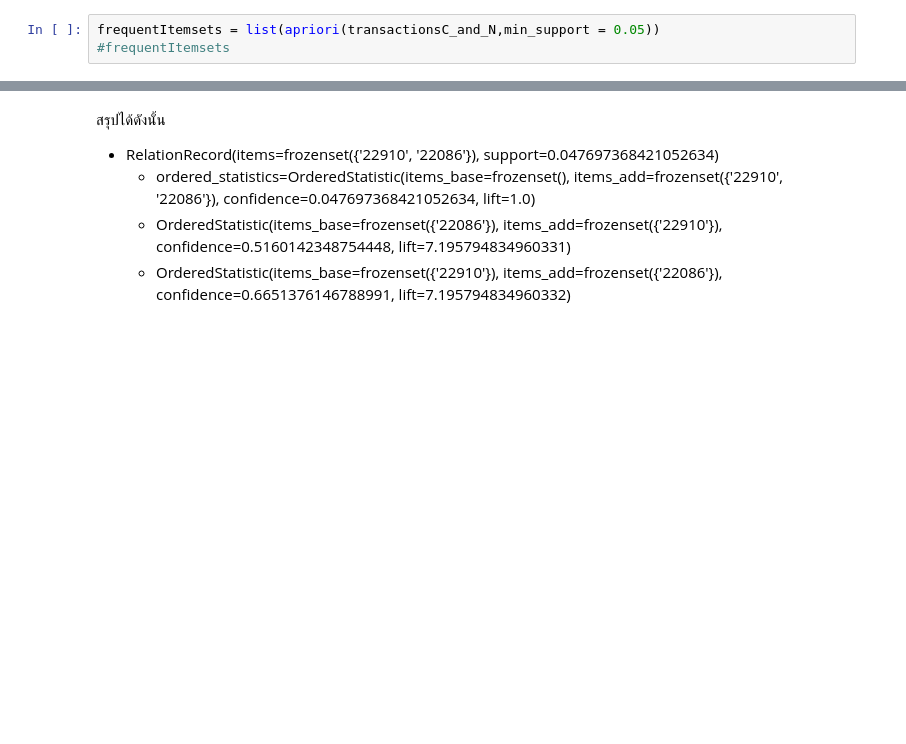
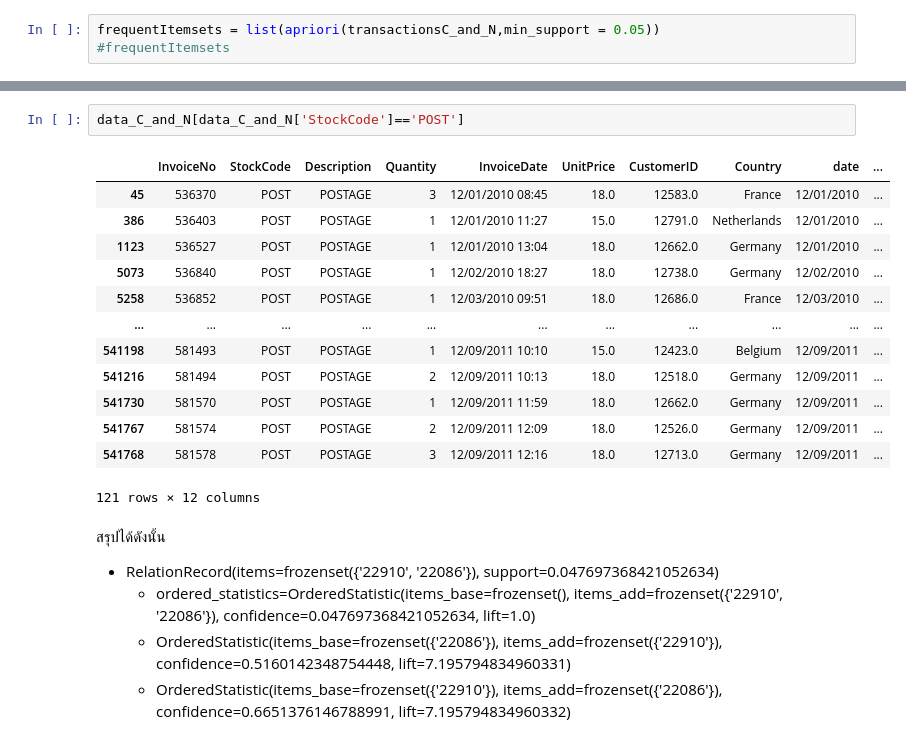
Before and after one commit to Ratchanontt/BSC_DPDM23, a Jupyter notebook: Frequent_Patterns_(Association_Rules).ipynb, the cells around one changed output, grey strips where cells are left out. Drawn from its saved outputs; the diff is of its cells as text; blank space fills up the shorter version.

```diff
--- a/Frequent_Patterns_(Association_Rules).ipynb
+++ b/Frequent_Patterns_(Association_Rules).ipynb
@@ -396,3 +515,19 @@ RelationRecord(items=frozenset({'22910', '22086'}), support=0.047697368421052634
+# %%
+data_C_and_N[data_C_and_N['StockCode']=='POST']
+# %% [output]
+|  | InvoiceNo | StockCode | Description | Quantity | InvoiceDate | UnitPrice | CustomerID | Country | date | ... |
+| 45 | 536370 | POST | POSTAGE | 3 | 12/01/2010 08:45 | 18.0 | 12583.0 | France | 12/01/2010 | ... |
+| 386 | 536403 | POST | POSTAGE | 1 | 12/01/2010 11:27 | 15.0 | 12791.0 | Netherlands | 12/01/2010 | ... |
+| 1123 | 536527 | POST | POSTAGE | 1 | 12/01/2010 13:04 | 18.0 | 12662.0 | Germany | 12/01/2010 | ... |
+| 5073 | 536840 | POST | POSTAGE | 1 | 12/02/2010 18:27 | 18.0 | 12738.0 | Germany | 12/02/2010 | ... |
+| 5258 | 536852 | POST | POSTAGE | 1 | 12/03/2010 09:51 | 18.0 | 12686.0 | France | 12/03/2010 | ... |
+| ... | ... | ... | ... | ... | ... | ... | ... | ... | ... | ... |
+| 541198 | 581493 | POST | POSTAGE | 1 | 12/09/2011 10:10 | 15.0 | 12423.0 | Belgium | 12/09/2011 | ... |
+| 541216 | 581494 | POST | POSTAGE | 2 | 12/09/2011 10:13 | 18.0 | 12518.0 | Germany | 12/09/2011 | ... |
+| 541730 | 581570 | POST | POSTAGE | 1 | 12/09/2011 11:59 | 18.0 | 12662.0 | Germany | 12/09/2011 | ... |
+| 541767 | 581574 | POST | POSTAGE | 2 | 12/09/2011 12:09 | 18.0 | 12526.0 | Germany | 12/09/2011 | ... |
+| 541768 | 581578 | POST | POSTAGE | 3 | 12/09/2011 12:16 | 18.0 | 12713.0 | Germany | 12/09/2011 | ... |
+121 rows × 12 columns
 # %% [markdown]
 สรุปได้ดังนั้น
 * RelationRecord(items=frozenset({'22910', '22086'}), support=0.047697368421052634)
```
Also changed, not shown: parts of 103 cells of this notebook.
